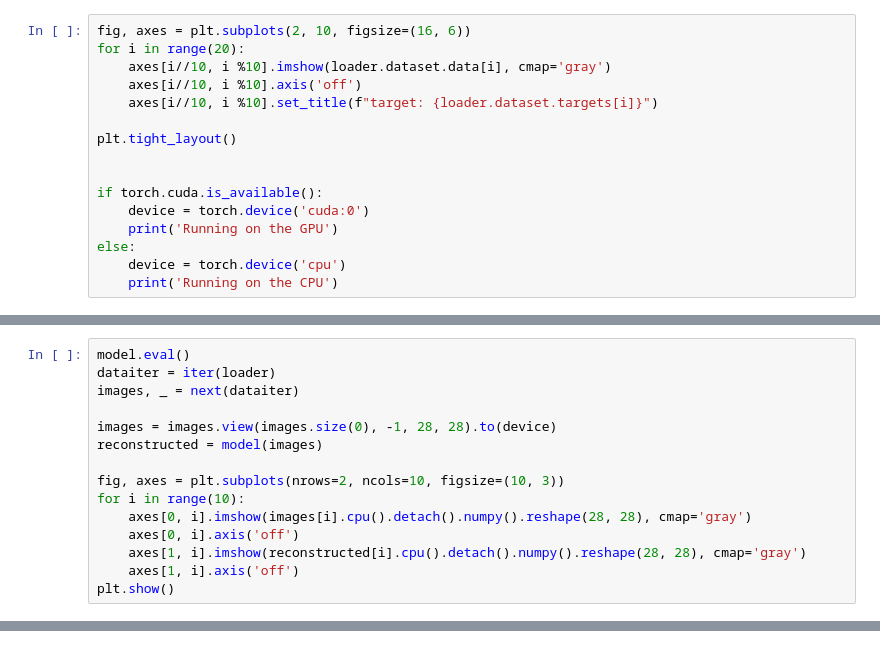
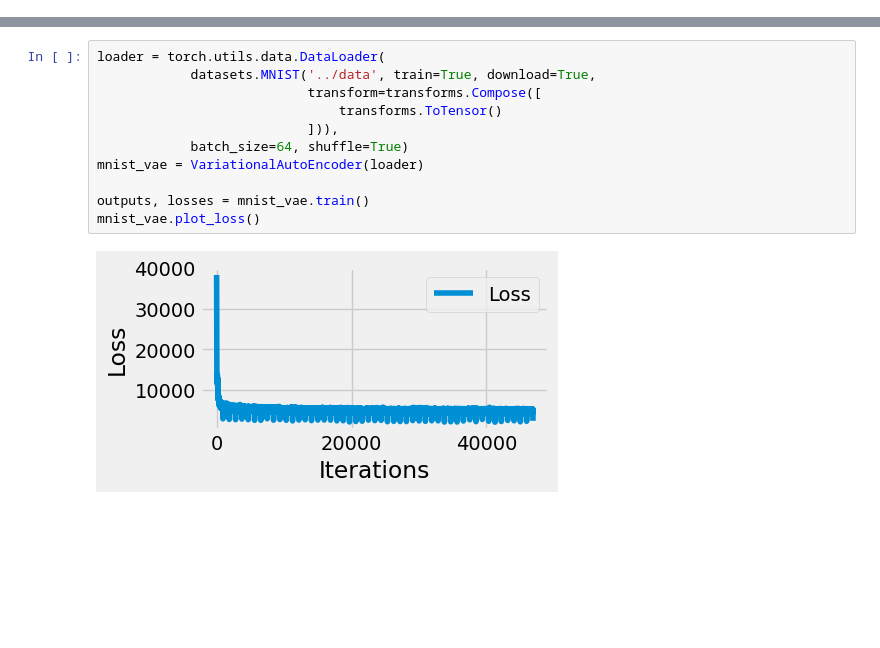
Before and after one commit to justinhangoebl/residual-quantization, a Jupyter notebook: vae.ipynb, the cells around one changed output, grey strips where cells are left out. Cells and saved outputs as stored; diff of their text form; blank space fills up the shorter version.

Commit message:
Variational Auto Encoder

```diff
--- a/vae.ipynb
+++ b/vae.ipynb
@@ -18,16 +13,0 @@ loader = torch.utils.data.DataLoader(dataset=dataset, batch_size=32, shuffle=Tru
-# %%
-fig, axes = plt.subplots(2, 10, figsize=(16, 6))
-for i in range(20):
-    axes[i//10, i %10].imshow(loader.dataset.data[i], cmap='gray')
-    axes[i//10, i %10].axis('off')
-    axes[i//10, i %10].set_title(f"target: {loader.dataset.targets[i]}")
-
-plt.tight_layout()
-
-
-if torch.cuda.is_available():
-    device = torch.device('cuda:0')
-    print('Running on the GPU')
-else:
-    device = torch.device('cpu')
-    print('Running on the CPU')
@@ -143,15 +88,0 @@ Epoch 20/20, Loss: 0.003380
-# %%
-model.eval()
-dataiter = iter(loader)
-images, _ = next(dataiter)
-
-images = images.view(images.size(0), -1, 28, 28).to(device)
-reconstructed = model(images)
-
-fig, axes = plt.subplots(nrows=2, ncols=10, figsize=(10, 3))
-for i in range(10):
-    axes[0, i].imshow(images[i].cpu().detach().numpy().reshape(28, 28), cmap='gray')
-    axes[0, i].axis('off')
-    axes[1, i].imshow(reconstructed[i].cpu().detach().numpy().reshape(28, 28), cmap='gray')
-    axes[1, i].axis('off')
-plt.show()
@@ -159,0 +182,13 @@ plt.show()
+# %%
+loader = torch.utils.data.DataLoader(
+            datasets.MNIST('../data', train=True, download=True,
+                           transform=transforms.Compose([
+                               transforms.ToTensor()
+                           ])),
+            batch_size=64, shuffle=True)
+mnist_vae = VariationalAutoEncoder(loader)
+
+outputs, losses = mnist_vae.train()
+mnist_vae.plot_loss()
+# %% [output]
+[figure, added]
```
Also changed, not shown: parts of 17 cells of this notebook, 1 other file.
